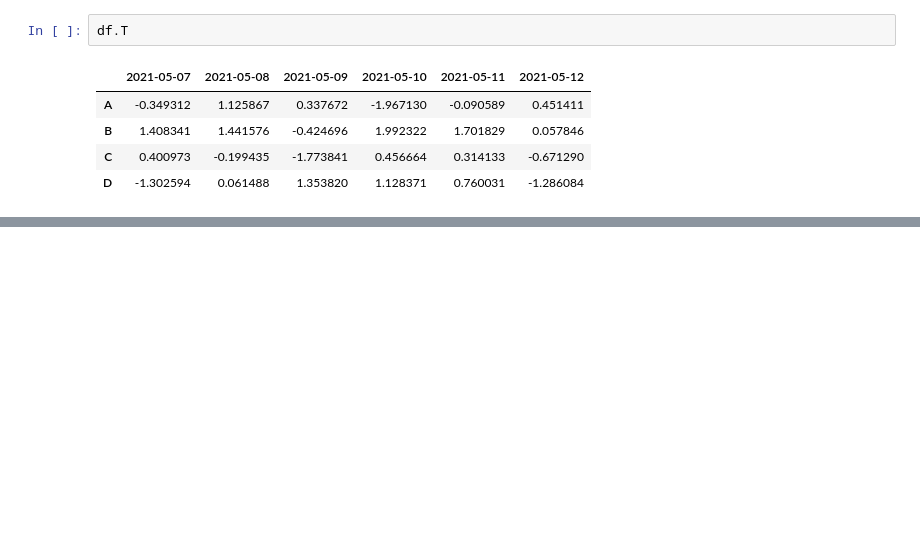
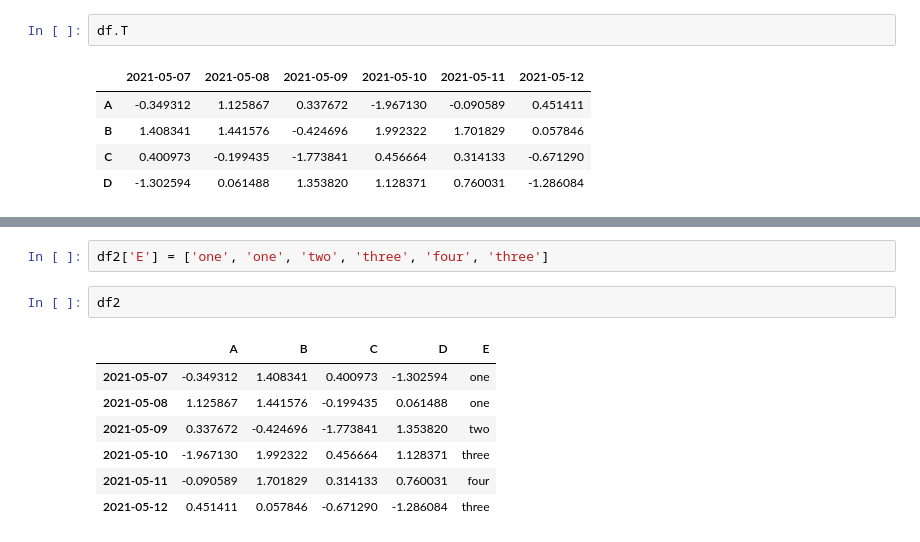
Before and after one commit to 202121510/bmt_python, a Jupyter notebook: 21510_10주차실습.ipynb, the cells around one changed output, grey strips where cells are left out. Drawn from its saved outputs; the diff is of its cells as text; blank space fills up the shorter version.

```diff
--- a/21510_10주차실습.ipynb
+++ b/21510_10주차실습.ipynb
@@ -171,0 +386,12 @@ df.T
+# %%
+df2['E'] = ['one', 'one', 'two', 'three', 'four', 'three']
+# %%
+df2
+# %% [output]
+|  | A | B | C | D | E |
+| 2021-05-07 | -0.349312 | 1.408341 | 0.400973 | -1.302594 | one |
+| 2021-05-08 | 1.125867 | 1.441576 | -0.199435 | 0.061488 | one |
+| 2021-05-09 | 0.337672 | -0.424696 | -1.773841 | 1.353820 | two |
+| 2021-05-10 | -1.967130 | 1.992322 | 0.456664 | 1.128371 | three |
+| 2021-05-11 | -0.090589 | 1.701829 | 0.314133 | 0.760031 | four |
+| 2021-05-12 | 0.451411 | 0.057846 | -0.671290 | -1.286084 | three |
```
Also changed, not shown: parts of 31 cells of this notebook.
